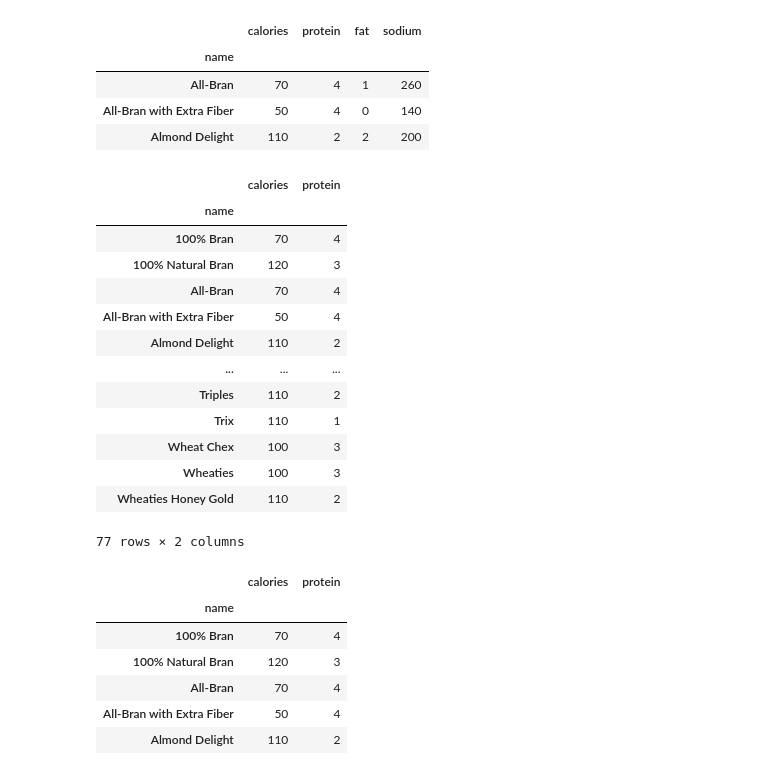
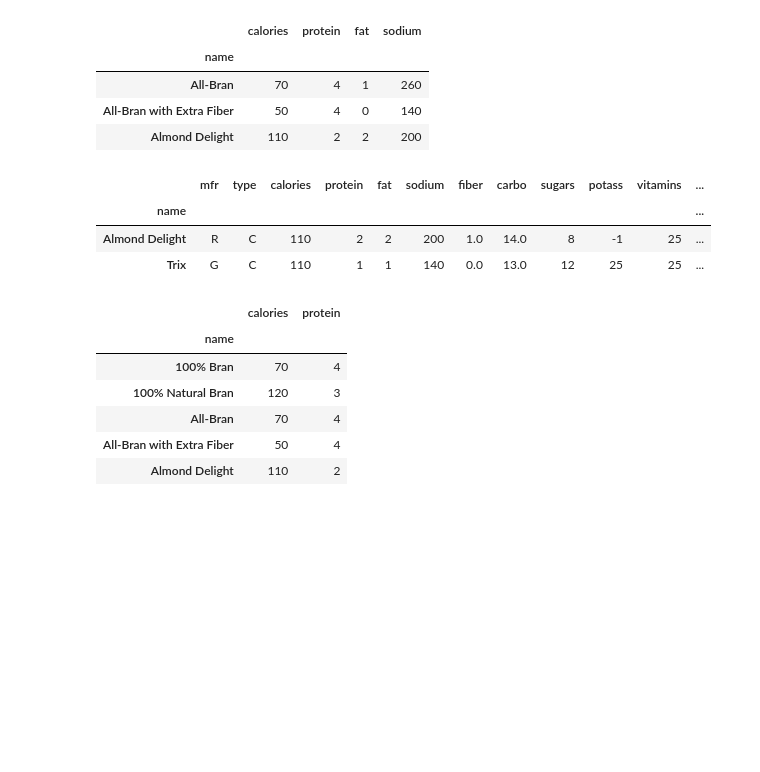
Before and after one commit to admveen/Flatiron_PG_DS, a Jupyter notebook: Phase1_Topic4_Pandas/Ph1_T4_2_Pandas_Basics_AccessingData.ipynb, the cells around one changed output. Drawn from its saved outputs; the diff is of its cells as text; code cells hidden in the pictures; blank space fills up the shorter version.

```diff
--- a/Phase1_Topic4_Pandas/Ph1_T4_2_Pandas_Basics_AccessingData.ipynb
+++ b/Phase1_Topic4_Pandas/Ph1_T4_2_Pandas_Basics_AccessingData.ipynb
@@ -505,22 +503,12 @@ cereal_df.loc["All-Bran":"Almond Delight",
 # %%
 # accessing all rows and a column subset
 # with .loc accessor
-cereal_df.loc[:, ['calories','protein']]
+cereal_df.loc[['Almond Delight', 'Trix']]
 # %% [output]
-|  | calories | protein |
-| name |  |  |
-| 100% Bran | 70 | 4 |
-| 100% Natural Bran | 120 | 3 |
-| All-Bran | 70 | 4 |
-| All-Bran with Extra Fiber | 50 | 4 |
-| Almond Delight | 110 | 2 |
-| ... | ... | ... |
-| Triples | 110 | 2 |
-| Trix | 110 | 1 |
-| Wheat Chex | 100 | 3 |
-| Wheaties | 100 | 3 |
-| Wheaties Honey Gold | 110 | 2 |
+|  | mfr | type | calories | protein | fat | sodium | fiber | carbo | sugars | potass | vitamins | ... |
+| name |  |  |  |  |  |  |  |  |  |  |  | ... |
+| Almond Delight | R | C | 110 | 2 | 2 | 200 | 1.0 | 14.0 | 8 | -1 | 25 | ... |
+| Trix | G | C | 110 | 1 | 1 | 140 | 0.0 | 13.0 | 12 | 25 | 25 | ... |
-77 rows × 2 columns
 # %%
 cereal_df[['calories','protein']]
 # %% [output]
```
Also changed, not shown: parts of 2 cells of this notebook, 41 other files.
